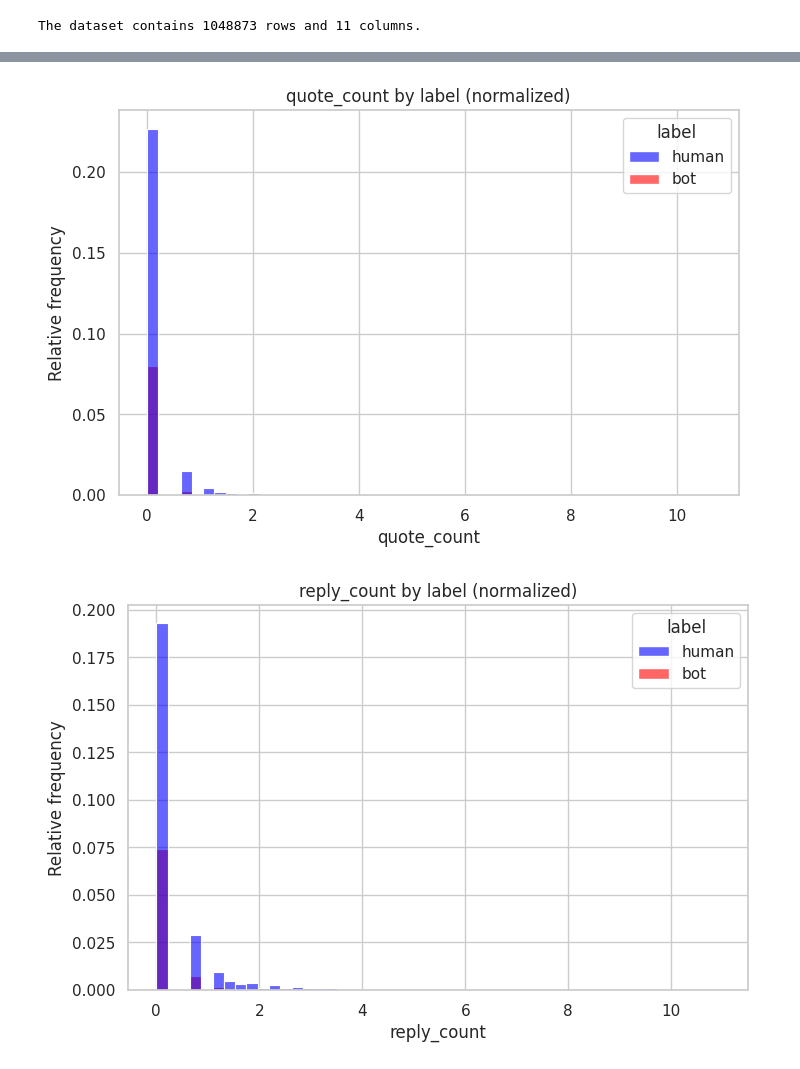
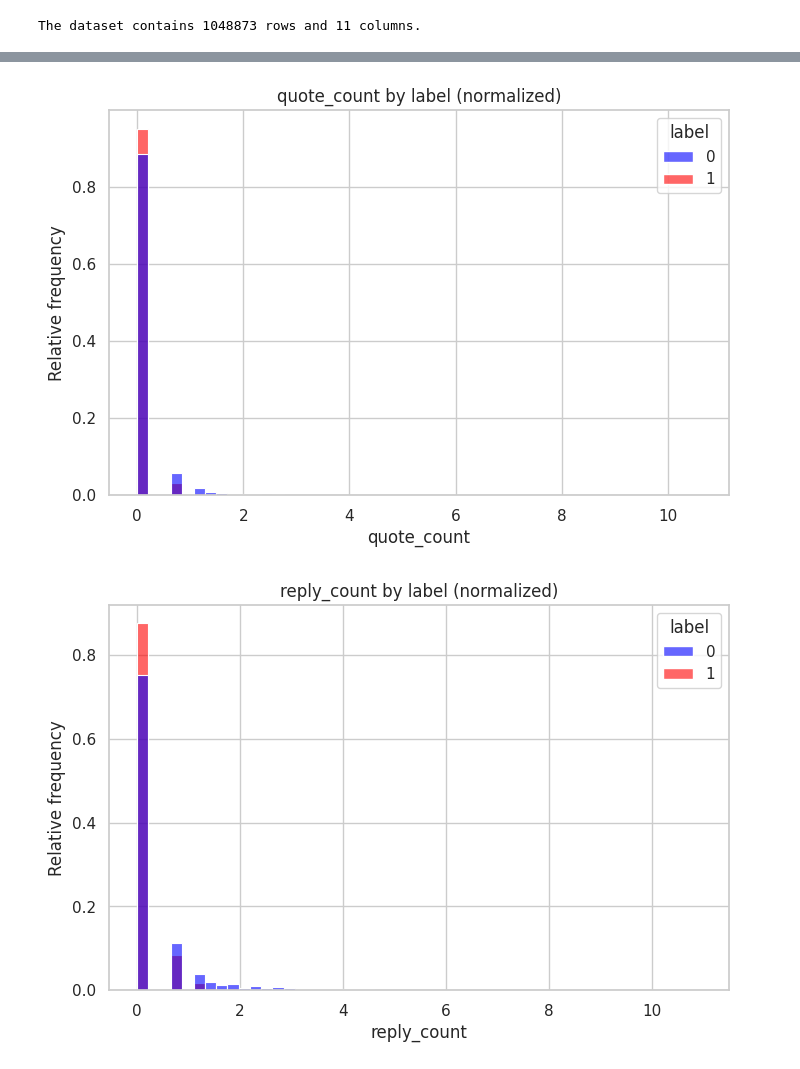
Before and after one commit to julwdo/thesis, a Jupyter notebook: 01_codes/03_nlp_project_main.ipynb, the cells around one changed output, grey strips where cells are left out. Cells and saved outputs as stored; diff of their text form; code cells hidden in the pictures.

Commit message:
working on info extraction from tweets

```diff
--- a/01_codes/03_nlp_project_main.ipynb
+++ b/01_codes/03_nlp_project_main.ipynb
@@ -45,7 +45,7 @@ def plot_numeric(df, feature, label_col="label", bins=50, palette=None, auto_log
       hue=label_col,
       bins=bins,
       weights=weights[feature],
-      palette=palette or {"bot": "red", "human": "blue"},
+      palette=palette or {1: "red", 0: "blue"},
       alpha=0.6
   )
   plt.xlabel(feature)
@@ -73,7 +73,7 @@ def plot_boolean(df, feature, label_col="label", palette=None):
         x=feature,
         y="proportion",
         hue=label_col,
-        palette=palette or {"bot": "red", "human": "blue"}
+        palette=palette or {1: "red", 0: "blue"}
     )
 
     plt.xlabel(feature)
@@ -103,3 +147,6 @@ tweet_features.head()
+# %%
+tweet_features['quote_count_missing'] = tweet_features['quote_count'].isnull().astype(bool)
+tweet_features['reply_count_missing'] = tweet_features['reply_count'].isnull().astype(bool)
 # %%
 tweet_features.dtypes
 # %% [output]
@@ -120,8 +169,9 @@ dtype: object
 tweet_features["is_reply"] = tweet_features["is_reply"].astype(bool)
 tweet_features["is_sensitive"] = tweet_features["is_sensitive"].astype(bool)
 # %%
-numeric_cols = tweet_features.select_dtypes(include=np.number).columns
+numeric_cols = [col for col in tweet_features.select_dtypes(include=np.number).columns if col != "label"]
 
 for col in numeric_cols:
-  plot_numeric(tweet_features, col)
+  df_plot = tweet_features[[col, 'label']].dropna(subset=[col])
+  plot_numeric(df_plot, col)
 # %% [output]
@@ -129,2 +179,2 @@ for col in numeric_cols:
-[figure, old version]
+[figure, new version]
-[figure, old version]
+[figure, new version]
```
Also changed, not shown: parts of 21 cells of this notebook.
